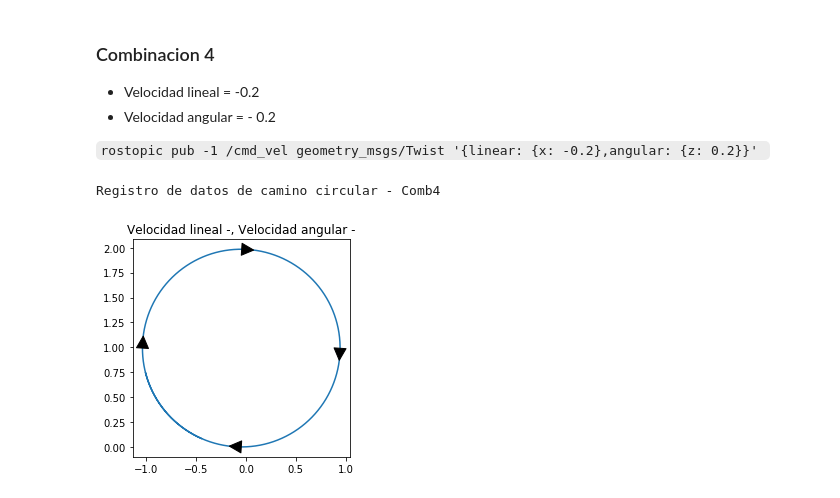
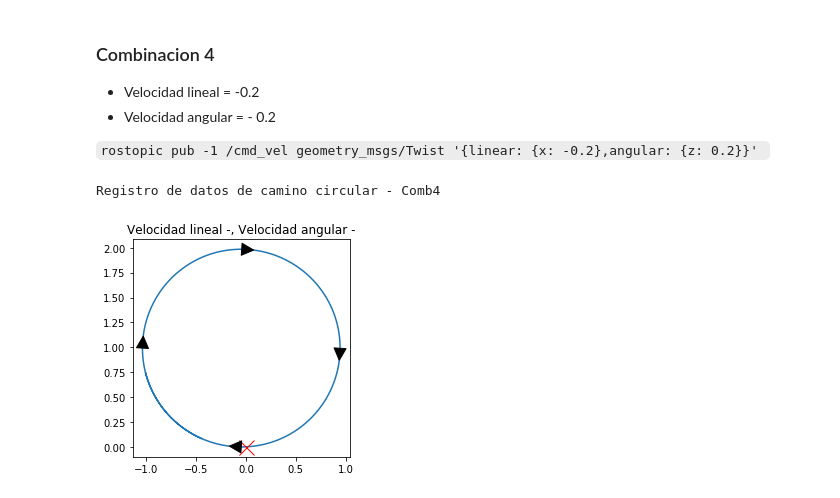
Before and after one commit to matias-dogliani/robotic_repo, a Jupyter notebook: Tp1/Tp1.ipynb, the cells around one changed output. Cells and saved outputs as stored; diff of their text form; code cells hidden in the pictures.

```diff
--- a/Tp1/Tp1.ipynb
+++ b/Tp1/Tp1.ipynb
@@ -553,34 +557,35 @@ print("Registro de datos de camino circular - Comb4")
 PuntosX = [x for x in data[1] if x != 0]
 PuntosY = [y for y in data[2] if y != 0]
 
 #Grafico el camino circular con relacion 1:1
 #plt.axes().set_aspect('equal')
 ax1 = plt.gca()
 ax1.set_aspect('equal')
 plt.plot(PuntosX,PuntosY)
 plt.title("Velocidad lineal -, Velocidad angular -")
 
 
 #Calculo los 4 puntos de coseno y seno maximo
 puntos = []
 puntos.append(PuntosX.index(max(PuntosX)))
 puntos.append(PuntosX.index(min(PuntosX)))
 puntos.append(PuntosY.index(max(PuntosY)))
 puntos.append(PuntosY.index(min(PuntosY)))
 
 #Grafico la direccion solo en esos puntos
 #La dirección la grafico como una flecha desde el punto i hasta el
 #punto i+1.
+plt.plot(0,0,marker = 'x',color = 'red',markersize = 15)
 for indice in puntos:
      plt.annotate('', xy=(PuntosX[indice+20], PuntosY[indice+20]),
             xytext=(PuntosX[indice], PuntosY[indice]),
             arrowprops=dict(facecolor='black', shrink=0.05),
             horizontalalignment='right', verticalalignment='top')
 
 plt.savefig('./imgs/direccion_camino_circular_4.png')
 # %% [output]
 Registro de datos de camino circular - Comb4
-[figure, old version]
+[figure, new version]
 # %%
 Comb1 = plt.imread("./imgs/direccion_camino_circular_1.png")
 Comb2 = plt.imread("./imgs/direccion_camino_circular_2.png")
```
Also changed, not shown: parts of 4 cells of this notebook, 4 other files.
